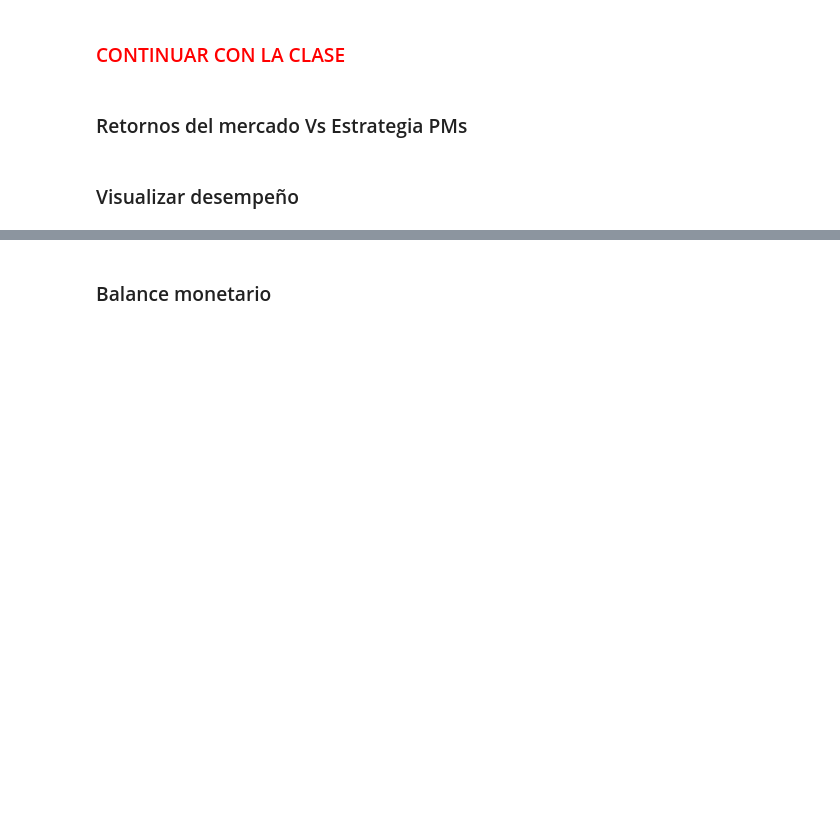
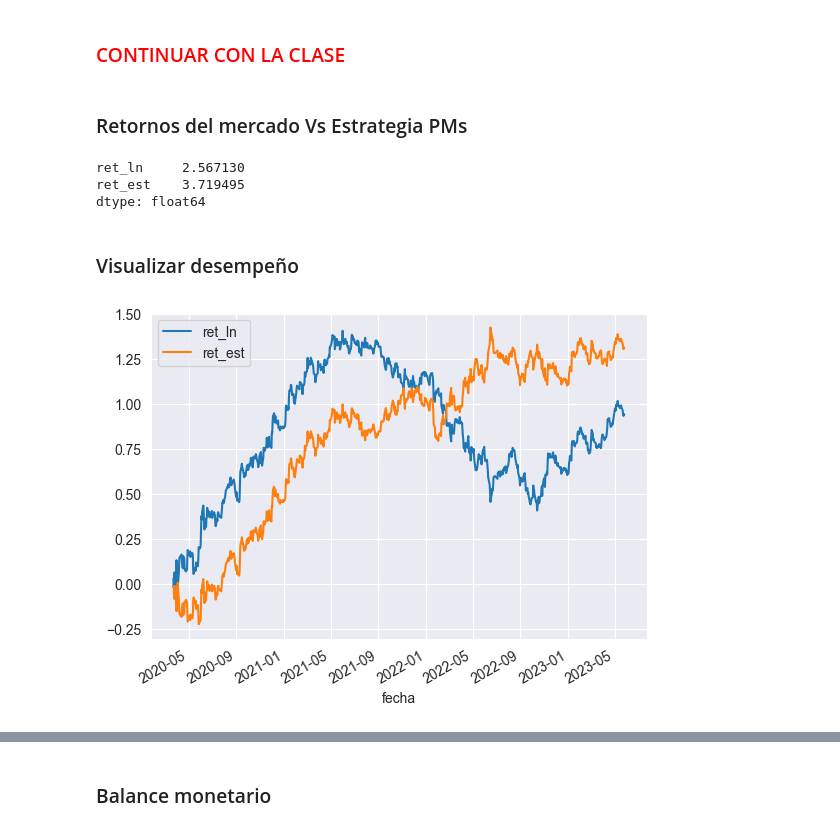
Before and after one commit to carlosdeoncedos/CienciaDatosFinanzas2023_05, a Jupyter notebook: Sesion8_20230605.ipynb, the cells around one changed output, grey strips where cells are left out. Saved outputs shown, nothing was run; the diff lists cells and outputs as text; code cells hidden in the pictures; blank space fills up the shorter version.

```diff
--- a/Sesion8_20230605.ipynb
+++ b/Sesion8_20230605.ipynb
@@ -209,5 +269,15 @@ dtype: float64
 ### <font color='red'>CONTINUAR CON LA CLASE</font>
 # %% [markdown]
 ### Retornos del mercado Vs Estrategia PMs
+# %%
+np.exp(df[['ret_ln', 'ret_est']].sum())
+# %% [output]
+ret_ln     2.567130
+ret_est    3.719495
+dtype: float64
 # %% [markdown]
 ### Visualizar desempeño
+# %%
+df[['ret_ln', 'ret_est']].cumsum().plot();
+# %% [output]
+[figure, added]
```
Also changed, not shown: parts of 19 cells of this notebook.
